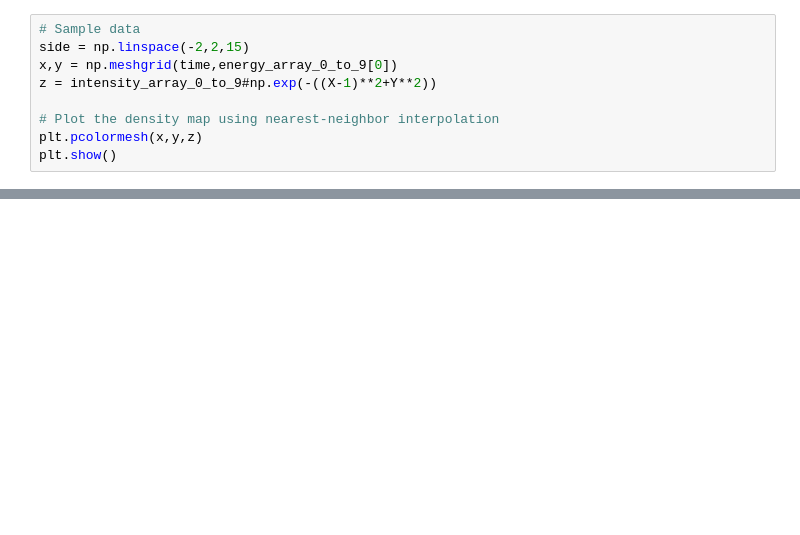
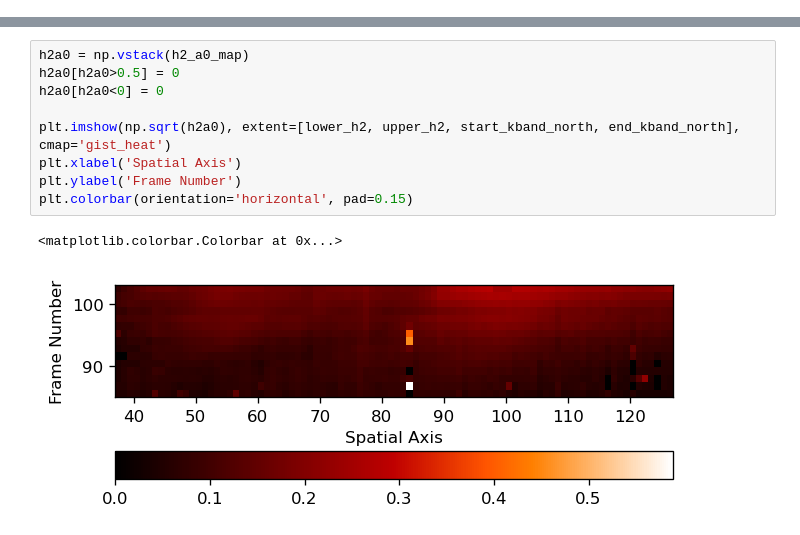
Before and after one commit to ruoyanwangdr/Dynamics-of-Jovian-Infrared-Auroral-Ionosphere-and-Thermosphere, a Jupyter notebook: h2.ipynb, the cells around one changed output, grey strips where cells are left out. Drawn from its saved outputs; the diff is of its cells as text; blank space fills up the shorter version.

```diff
--- a/h2.ipynb
+++ b/h2.ipynb
@@ -272,9 +163,0 @@ plt.imshow(np.histogram2d(energy_array_0_to_9[0], intensity_array_0_to_9[0])[0])
-# %%
-# Sample data
-side = np.linspace(-2,2,15)
-x,y = np.meshgrid(time,energy_array_0_to_9[0])
-z = intensity_array_0_to_9#np.exp(-((X-1)**2+Y**2))
-
-# Plot the density map using nearest-neighbor interpolation
-plt.pcolormesh(x,y,z)
-plt.show()
@@ -429,0 +338,12 @@ array([0.785, 0.822, 0.859, 0.896, 0.933, 0.97 , 1.007, 1.044, 1.081,
+# %%
+h2a0 = np.vstack(h2_a0_map)
+h2a0[h2a0>0.5] = 0
+h2a0[h2a0<0] = 0
+
+plt.imshow(np.sqrt(h2a0), extent=[lower_h2, upper_h2, start_kband_north, end_kband_north], cmap='gist_heat')
+plt.xlabel('Spatial Axis')
+plt.ylabel('Frame Number')
+plt.colorbar(orientation='horizontal', pad=0.15)
+# %% [output]
+<matplotlib.colorbar.Colorbar at 0x...>
+[figure, added]
```
Also changed, not shown: parts of 27 cells of this notebook.
